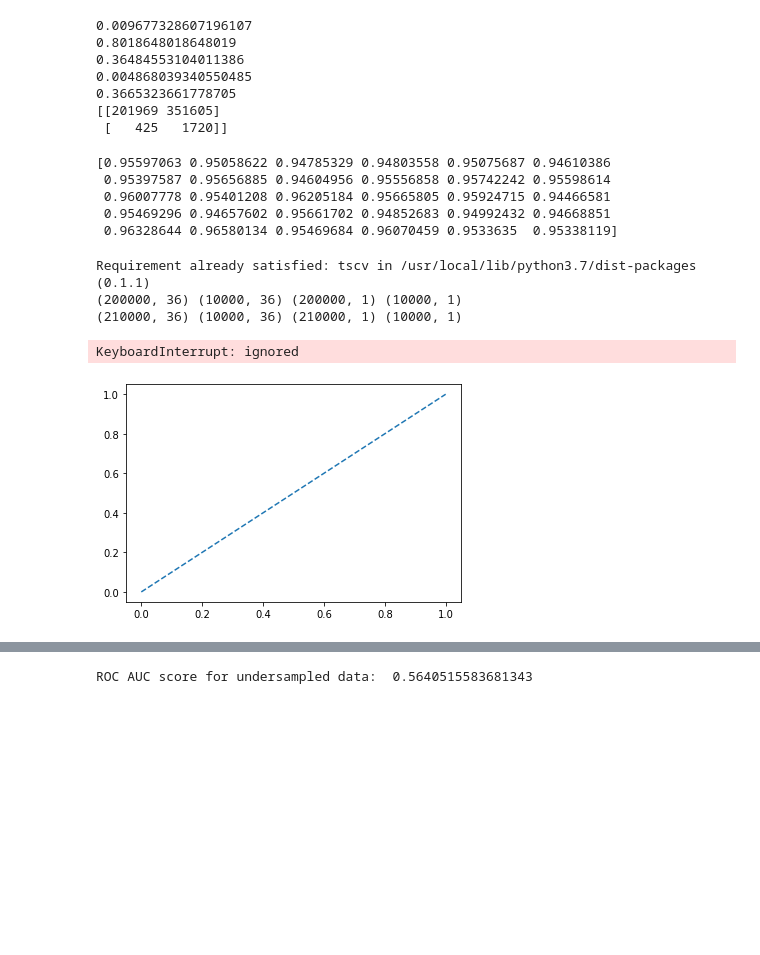
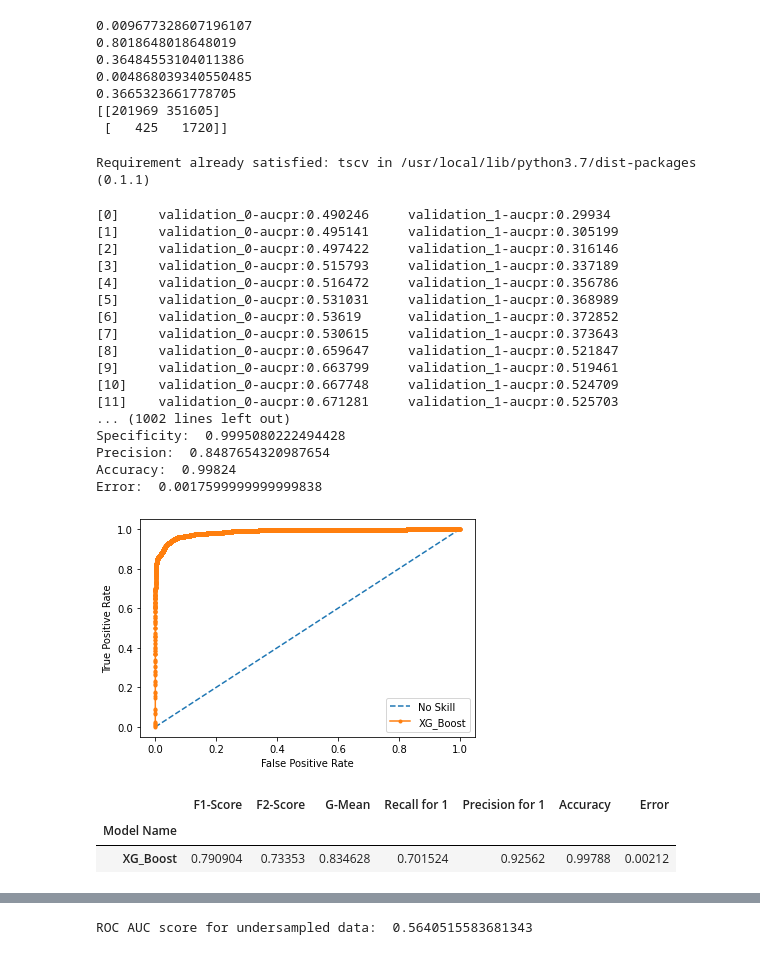
Before and after one commit to wconti27/DS4400-Final-Project-Machine-Learning-Detection-of-Credit-Card-Fraud, a Jupyter notebook: ML_Project.ipynb, the cells around one changed output, grey strips where cells are left out. Drawn from its saved outputs; the diff is of its cells as text; code cells hidden in the pictures; blank space fills up the shorter version.

```diff
--- a/ML_Project.ipynb
+++ b/ML_Project.ipynb
@@ -486,11 +486,3 @@ print(confusion_matrix(y_test, pred))
 0.3665323661778705
 [[201969 351605]
  [   425   1720]]
-# %%
-print(scores)
-# %% [output]
-[0.95597063 0.95058622 0.94785329 0.94803558 0.95075687 0.94610386
- 0.95397587 0.95656885 0.94604956 0.95556858 0.95742242 0.95598614
- 0.96007778 0.95401208 0.96205184 0.95665805 0.95924715 0.94466581
- 0.95469296 0.94657602 0.95661702 0.94852683 0.94992432 0.94668851
- 0.96328644 0.96580134 0.95469684 0.96070459 0.9533635  0.95338119]
@@ -524,13 +518,28 @@ def perform_cross_validation(metrics_df, model, model_name, X_training, y_traini
   errors = []
 
   for train_index, test_index in tscv.split(X_training):
-    X_train, X_test = X_training.iloc[train_index], X_training.iloc[test_index]
-    y_train, y_test = y_training.iloc[train_index], y_training.iloc[test_index]
+    if model_name == "XG_Boost":
+      X_train, X_test = X_training.iloc[train_index], X_training.iloc[test_index]
+      y_train, y_test = y_training.iloc[train_index], y_training.iloc[test_index]
 
-    print(X_train.shape, X_test.shape, y_train.shape, y_test.shape)
+      # XGB Classifier
+      eval_set = [(X_train, y_train), (X_test, y_test)]
 
-    model.fit(X_train, y_train.values.ravel())
-    predictions = model.predict(X_test)
+      # Fit the classifier to the training set
+      model.fit(X_train, y_train, eval_metric=["aucpr"], eval_set=eval_set, verbose=True)
+      results = model.evals_result()
+
+      # Predict the labels of the test set: preds
+      predictions = model.predict(X_test)
+
+    else:
+      X_train, X_test = X_training.iloc[train_index], X_training.iloc[test_index]
+      y_train, y_test = y_training.iloc[train_index], y_training.iloc[test_index]
+
+      print(X_train.shape, X_test.shape, y_train.shape, y_test.shape)
+
+      model.fit(X_train, y_train.values.ravel())
+      predictions = model.predict(X_test)
 
     f1 = f1_score(y_test, predictions)
     f2 = fbeta_score(y_test, predictions, beta=2)
@@ -623,10 +632,30 @@ other_models = [KNeighborsClassifier(), GaussianNB()]
 probabilistic_model_names = ["kNN", "LDA", "AdaBoost", "Decision Trees"]
 probabilistic_models = [KNeighborsClassifier(), LinearDiscriminantAnalysis(), AdaBoostClassifier(), DecisionTreeClassifier()]
 
-compare_models(probabilistic_models, probabilistic_model_names, X_train_scaled_df.tail(300000), y_train.tail(300000), X_test_scaled_df.head(100000), y_test.head(100000))
+#compare_models(probabilistic_models, probabilistic_model_names, X_train_scaled_df.tail(300000), y_train.tail(300000), X_test_scaled_df.head(100000), y_test.head(100000))
 # %% [output]
 Requirement already satisfied: tscv in /usr/local/lib/python3.7/dist-packages (0.1.1)
-(200000, 36) (10000, 36) (200000, 1) (10000, 1)
-(210000, 36) (10000, 36) (210000, 1) (10000, 1)
-KeyboardInterrupt: ignored
-[figure, removed]
+# %%
+compare_models([xgb.XGBClassifier(objective='binary:logistic', seed=123)], ["XG_Boost"], X_train_scaled_df.tail(300000), y_train.tail(300000), X_test_scaled_df.head(100000), y_test.head(100000))
+# %% [output]
+[0]     validation_0-aucpr:0.490246     validation_1-aucpr:0.29934
+[1]     validation_0-aucpr:0.495141     validation_1-aucpr:0.305199
+[2]     validation_0-aucpr:0.497422     validation_1-aucpr:0.316146
+[3]     validation_0-aucpr:0.515793     validation_1-aucpr:0.337189
+[4]     validation_0-aucpr:0.516472     validation_1-aucpr:0.356786
+[5]     validation_0-aucpr:0.531031     validation_1-aucpr:0.368989
+[6]     validation_0-aucpr:0.53619      validation_1-aucpr:0.372852
+[7]     validation_0-aucpr:0.530615     validation_1-aucpr:0.373643
+[8]     validation_0-aucpr:0.659647     validation_1-aucpr:0.521847
+[9]     validation_0-aucpr:0.663799     validation_1-aucpr:0.519461
+[10]    validation_0-aucpr:0.667748     validation_1-aucpr:0.524709
+[11]    validation_0-aucpr:0.671281     validation_1-aucpr:0.525703
+... (1002 lines left out)
+Specificity:  0.9995080222494428
+Precision:  0.8487654320987654
+Accuracy:  0.99824
+Error:  0.0017599999999999838
+[figure, added]
+|  | F1-Score | F2-Score | G-Mean | Recall for 1 | Precision for 1 | Accuracy | Error |
+| Model Name |  |  |  |  |  |  |  |
+| XG_Boost | 0.790904 | 0.73353 | 0.834628 | 0.701524 | 0.92562 | 0.99788 | 0.00212 |
```
Also changed, not shown: parts of 4 cells of this notebook.
